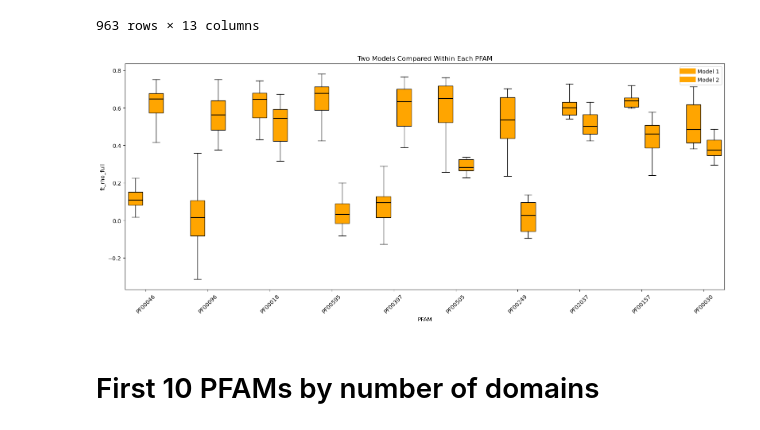
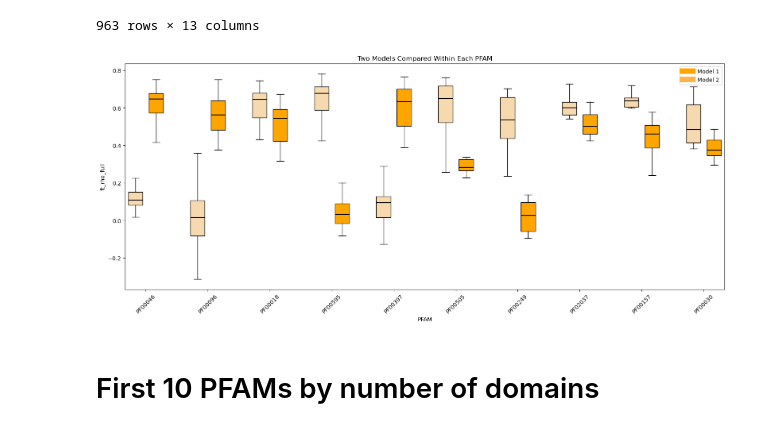
Before and after one commit to Hutch-Johnson/Protein-Language-Models, a Jupyter notebook: ESM2_PFAM_boxplots.ipynb, the cells around one changed output. Drawn from its saved outputs; the diff is of its cells as text; code cells hidden in the pictures.

```diff
--- a/ESM2_PFAM_boxplots.ipynb
+++ b/ESM2_PFAM_boxplots.ipynb
@@ -189,7 +189,7 @@ for pfam in pfams:
         positions.append(pos)
         pfam_positions.append(pos)
 
-        colors.append(["orange", "orange"][i % 2])
+        colors.append(["#f7d9af", "orange"][i % 2])
 
     # center label between the two boxes
     group_centers.append(np.mean(pfam_positions))
@@ -199,35 +199,35 @@ for pfam in pfams:
 
 # boxplots
 bp = ax.boxplot(
     data,
     positions=positions,
     widths=0.7,
     patch_artist=True,
     showfliers=False,
     medianprops=medianprops
 )
 
 # colors
 for patch, color in zip(bp["boxes"], colors):
     patch.set_facecolor(color)
 
 # x-axis now labeled by PFAM
 ax.set_xticks(group_centers)
 ax.set_xticklabels(group_labels, rotation=45)
 
 ax.set_ylabel("ft_rho_full")
 ax.set_xlabel("PFAM")
 ax.set_title("Two Models Compared Within Each PFAM")
 
 # legend
 ax.plot([], [], color="orange", linewidth=10, label="Model 1")
-ax.plot([], [], color="orange", linewidth=10, label="Model 2")
+ax.plot([], [], color="#ffb347", linewidth=10, label="Model 2")
 ax.legend()
 
 plt.tight_layout()
 plt.show()
 # %% [output]
-[figure, old version]
+[figure, new version]
 # %%
 df_base = df_valid[df_valid['model'] == df_valid['pfam']]
 df_ft_all = df_valid[df_valid['model'] == 'all_pfams']
```
Also changed, not shown: parts of 1 cell of this notebook.
